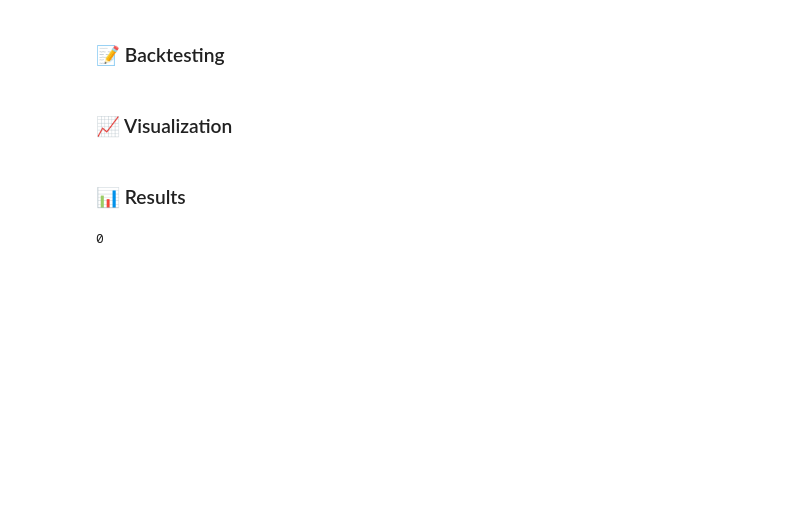
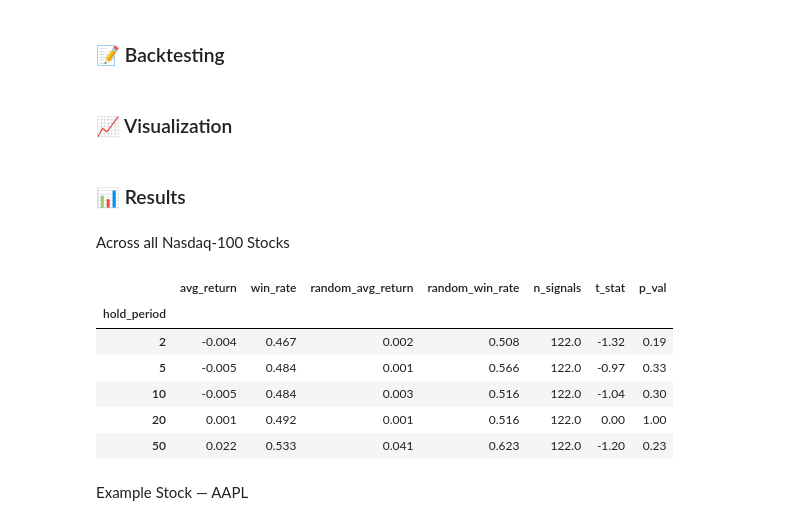
Before and after one commit to Lawrence2005/Finovax-Quantitative-Researcher-Internship-Summer-2025, a Jupyter notebook: Momentum-Stock-Screener-Week8/screener.ipynb, the cells around one changed output. Drawn from its saved outputs; the diff is of its cells as text; code cells hidden in the pictures; blank space fills up the shorter version.

```diff
--- a/Momentum-Stock-Screener-Week8/screener.ipynb
+++ b/Momentum-Stock-Screener-Week8/screener.ipynb
@@ -92,7 +93,14 @@ def check_uptrend(price: float, short_ema: float, long_ema: float, short_ema_pre
     """
     return int(price >= short_ema) + int(price >= long_ema) + int(short_ema >= long_ema) + int(short_ema > short_ema_prev) + int(adx >= adx_entry_threshold) + int(adx >= adx_prev)
 
-def check_momentum(rsi: float, macd: float, macd_hist: float, rsi_entry_threshold: int=55) -> int:
+# ----------------------------------------Failed Experiment------------------------------------------------------
+# def check_uptrend(adx: float, adx_prev: float, adx_entry_threshold: float=23) -> bool:
+#     """
+#     """
+#     return adx >= adx_entry_threshold and adx >= adx_prev
+# -----------------------------------------Failed Experiment------------------------------------------------------
+
+def check_momentum(rsi: float, macd: float, macd_hist: float, rsi_entry_threshold: int=50) -> int:
     """
     """
     return int(rsi >= rsi_entry_threshold) + int(macd_hist >= 0) + int(macd > 0)
@@ -102,8 +110,14 @@ def check_volume(vroc: float, vroc_prev: float, entry_threshold: float=0.38) ->
     """
     return int(vroc > vroc_prev) + int(vroc >= entry_threshold)
 
-def check_late(
-    rsi: float, rsi_prev: float, rsi_lookback: list,
+def check_rsi(rsi_lookback: list[float]):
+    for rsi in rsi_lookback:
+        if rsi < 35:
+            return True
+
+    return False
+
+def check_late(rsi: float, rsi_lookback: list,
     macd_hist: float, macd_hist_prev: float, macd_lookback: float,
     rsi_late_threshold: int = 73, flat_rsi_std_threshold: float = 0.8, macd_slope_threshold: float = 0.08) -> bool:
     """
@@ -117,7 +131,7 @@ def check_late(
     macd_flat = abs(macd_slope) < macd_slope_threshold
 
     return (
-        rsi < rsi_prev or
+        rsi < rsi_lookback[-1] or
         rsi >= rsi_late_threshold or
         macd_hist < macd_hist_prev or
         rsi_flat or macd_flat
@@ -471,25 +513,38 @@ def plot_breakout(data_path: str, signal_log: pd.DataFrame, bt_stats: pd.DataFra
     fig.show()
 # %% [markdown]
 ### 📊 Results
-# %%
-# Create the backtest engine
-cerebro = bt.Cerebro()
-
-cerebro.addstrategy(MomentumStrategy, entry_score_threshold=ENTRY_THRESHOLD)
-# %% [output]
-0
+# %% [markdown]
+Across all Nasdaq-100 Stocks
 # %%
-# import glob
+# Create the backtest engine
+cerebro = bt.Cerebro()
 
-# data = glob.glob('/home/lawre/Finovax-Quantitative-Researcher-Internship-Summer-2025/Momentum-Stock-Screener-Week8/data/*.csv')
+cerebro.addstrategy(MomentumStrategy, entry_score_threshold=ENTRY_THRESHOLD)
 
-# aggregate = []
-# for f in data:
-#     signal_log = get_signal_log(f, cerebro)
+data = glob.glob('/home/lawre/Finovax-Quantitative-Researcher-Internship-Summer-2025/Momentum-Stock-Screener-Week8/data/*.csv')
 
-#     backtest_stats = backtest(signal_log)
+all_stats = []
 
-#     aggregate.append(backtest_stats)
+for f in data:
+    signal_log = get_signal_log(f, cerebro)
+    backtest_stats = backtest(signal_log)  # This returns a DataFrame indexed by hold_period
+    all_stats.append(backtest_stats)
 
-# aggregate_stats = sum(aggregate) / len(aggregate)
+# Concatenate all DataFrames along a new axis (axis=0)
+combined_stats = pd.concat(all_stats, axis=0)
+
+# Now average stats grouped by hold_period
+average_stats = combined_stats.groupby(level=0).mean()
+# %%
+average_stats
+# %% [output]
+|  | avg_return | win_rate | random_avg_return | random_win_rate | n_signals | t_stat | p_val |
+| hold_period |  |  |  |  |  |  |  |
+| 2 | -0.004 | 0.467 | 0.002 | 0.508 | 122.0 | -1.32 | 0.19 |
+| 5 | -0.005 | 0.484 | 0.001 | 0.566 | 122.0 | -0.97 | 0.33 |
+| 10 | -0.005 | 0.484 | 0.003 | 0.516 | 122.0 | -1.04 | 0.30 |
+| 20 | 0.001 | 0.492 | 0.001 | 0.516 | 122.0 | 0.00 | 1.00 |
+| 50 | 0.022 | 0.533 | 0.041 | 0.623 | 122.0 | -1.20 | 0.23 |
+# %% [markdown]
+Example Stock — AAPL
 # %%
```
Also changed, not shown: parts of 7 cells of this notebook.
